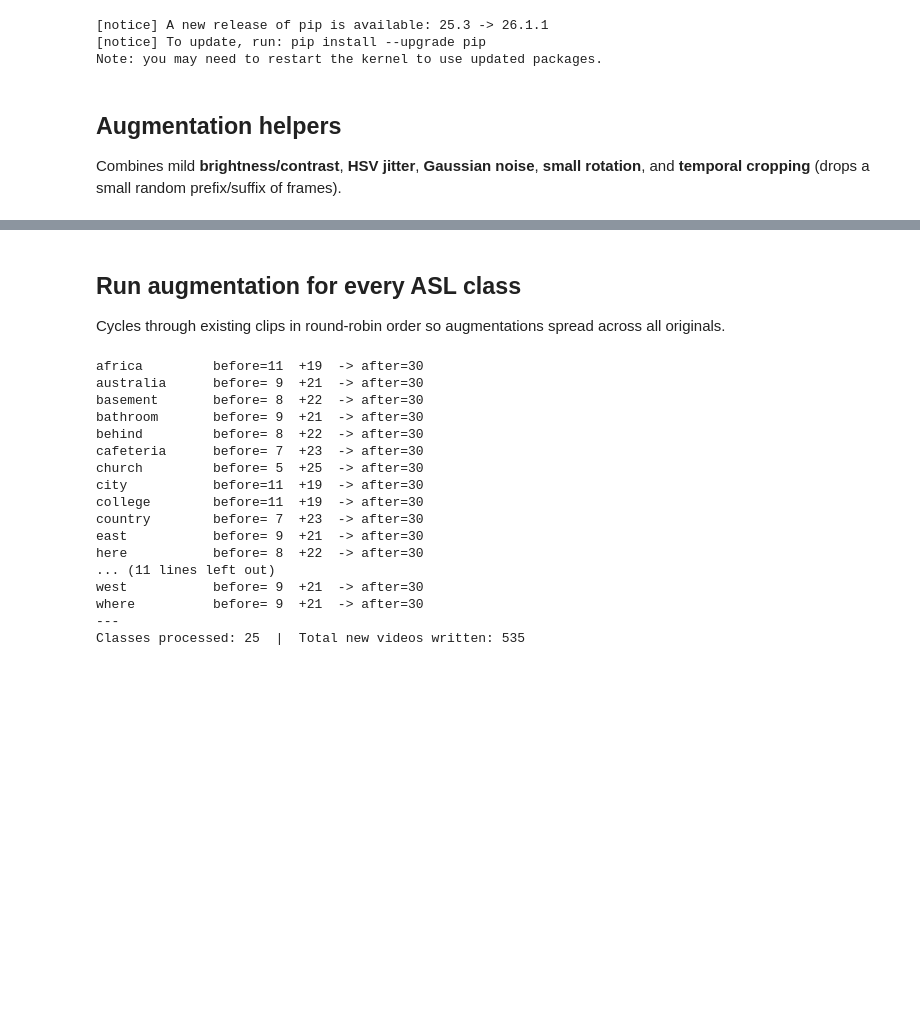
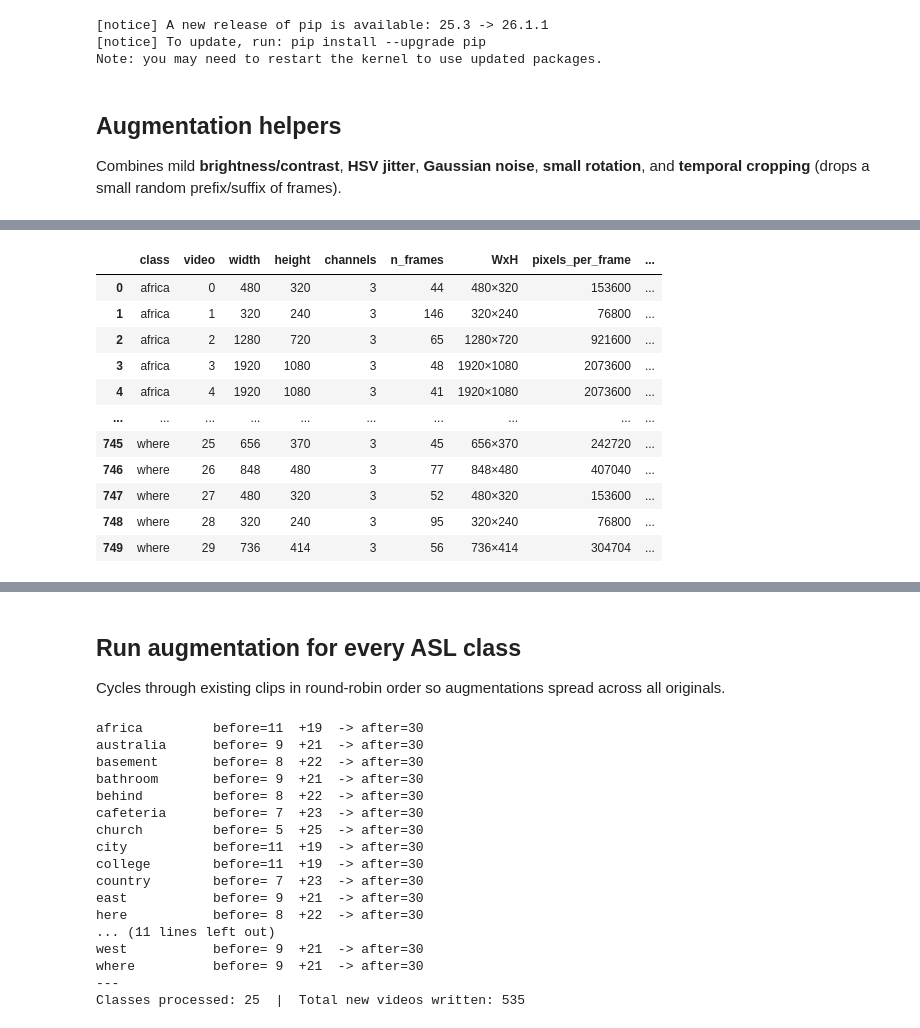
Before and after one commit to sritampatnaik/nus-iss-sem-3-project, a Jupyter notebook: 01_asl_video_augmentation.ipynb, the cells around one changed output, grey strips where cells are left out. Drawn from its saved outputs; the diff is of its cells as text; code cells hidden in the pictures; blank space fills up the shorter version.

```diff
--- a/01_asl_video_augmentation.ipynb
+++ b/01_asl_video_augmentation.ipynb
@@ -154,0 +159,100 @@ def augment_one_video(src: Path, dst: Path) -> None:
+# %%
+def probe_video_frame_info(path: Path) -> tuple[int, int, int, int]:
+    """Return (width_px, height_px, channels, n_frames).
+
+    WxH taken from first decoded pixel buffer when possible (matches OpenCV).
+    `n_frames` is an exact count via sequential reads to end-of-stream.
+    """
+    cap = cv2.VideoCapture(str(path))
+    if not cap.isOpened():
+        raise RuntimeError(f"Cannot open video: {path}")
+    w_prop = int(cap.get(cv2.CAP_PROP_FRAME_WIDTH))
+    h_prop = int(cap.get(cv2.CAP_PROP_FRAME_HEIGHT))
+    n_frames = 0
+    ch = -1
+    w, h = w_prop, h_prop
+    while True:
+        ok, frame = cap.read()
+        if not ok or frame is None:
+            break
+        if n_frames == 0:
+            h, w = frame.shape[:2]
+            ch = frame.shape[2] if frame.ndim == 3 else 1
+        n_frames += 1
+    cap.release()
+    return w, h, ch, n_frames
+
+
+records: list[dict] = []
+
+class_dirs_sorted = sorted(
+    [p for p in ASL_ROOT.iterdir() if p.is_dir()],
+    key=lambda p: p.name.lower(),
+)
+assert ASL_ROOT.is_dir(), f"Missing folder: {ASL_ROOT}"
+
+for cls_dir in class_dirs_sorted:
+    for vid in list_numeric_mp4s(cls_dir):
+        w, h, ch, n_frames = probe_video_frame_info(vid)
+        bytes_per_px = float(w * h * ch) if ch > 0 else float("nan")
+        records.append(
+            {
+                "class": cls_dir.name,
+                "video": vid.stem,
+                "width": w,
+                "height": h,
+                "channels": ch,
+                "n_frames": n_frames,
+                "WxH": f"{w}×{h}",
+                "pixels_per_frame": w * h,
+                "bytes_per_frame_approx": bytes_per_px,
+                "pixels_total_approx": int(w * h * n_frames) if ch > 0 and n_frames else 0,
+            }
+        )
+
+try:
+    import pandas as pd
+
+    df = pd.DataFrame.from_records(records)
+    df["video"] = df["video"].astype(int)
+    df = df.sort_values(["class", "video"]).reset_index(drop=True)
+    display(df)
+except ImportError:
+    for row in sorted(records, key=lambda r: (r["class"].lower(), int(r["video"]))):
+        print(
+            f"{row['class']}/{row['video']}.mp4  WxH={row['WxH']}  "
+            f"channels={row['channels']}  n_frames={row['n_frames']}  "
+            f"~bytes/frame={row['bytes_per_frame_approx']}"
+        )
+
+from collections import Counter
+
+res_hist = Counter((r["width"], r["height"]) for r in records)
+print("\nDistinct frame sizes [width×height]", len(res_hist))
+for (w, h), cnt in res_hist.most_common():
+    print(f"  {w}×{h}: {cnt} clip(s)")
+
+ch_hist = Counter(r["channels"] for r in records)
+print("\nChannel counts (from first decoded frame):", dict(ch_hist))
+
+_nf = sorted(r["n_frames"] for r in records)
+print(
+    "\nFrames per clip — min/med/max:",
+    (_nf[0] if _nf else 0),
+    (_nf[len(_nf) // 2] if _nf else 0),
+    (_nf[-1] if _nf else 0),
+)
+print("\nTotal clips:", len(records))
+# %% [output]
+|  | class | video | width | height | channels | n_frames | WxH | pixels_per_frame | ... |
+| 0 | africa | 0 | 480 | 320 | 3 | 44 | 480×320 | 153600 | ... |
+| 1 | africa | 1 | 320 | 240 | 3 | 146 | 320×240 | 76800 | ... |
+| 2 | africa | 2 | 1280 | 720 | 3 | 65 | 1280×720 | 921600 | ... |
+| 3 | africa | 3 | 1920 | 1080 | 3 | 48 | 1920×1080 | 2073600 | ... |
+| 4 | africa | 4 | 1920 | 1080 | 3 | 41 | 1920×1080 | 2073600 | ... |
+| ... | ... | ... | ... | ... | ... | ... | ... | ... | ... |
+| 745 | where | 25 | 656 | 370 | 3 | 45 | 656×370 | 242720 | ... |
+| 746 | where | 26 | 848 | 480 | 3 | 77 | 848×480 | 407040 | ... |
+| 747 | where | 27 | 480 | 320 | 3 | 52 | 480×320 | 153600 | ... |
+| 748 | where | 28 | 320 | 240 | 3 | 95 | 320×240 | 76800 | ... |
+| 749 | where | 29 | 736 | 414 | 3 | 56 | 736×414 | 304704 | ... |
```
Also changed, not shown: parts of 4 cells of this notebook, 4 other files.
